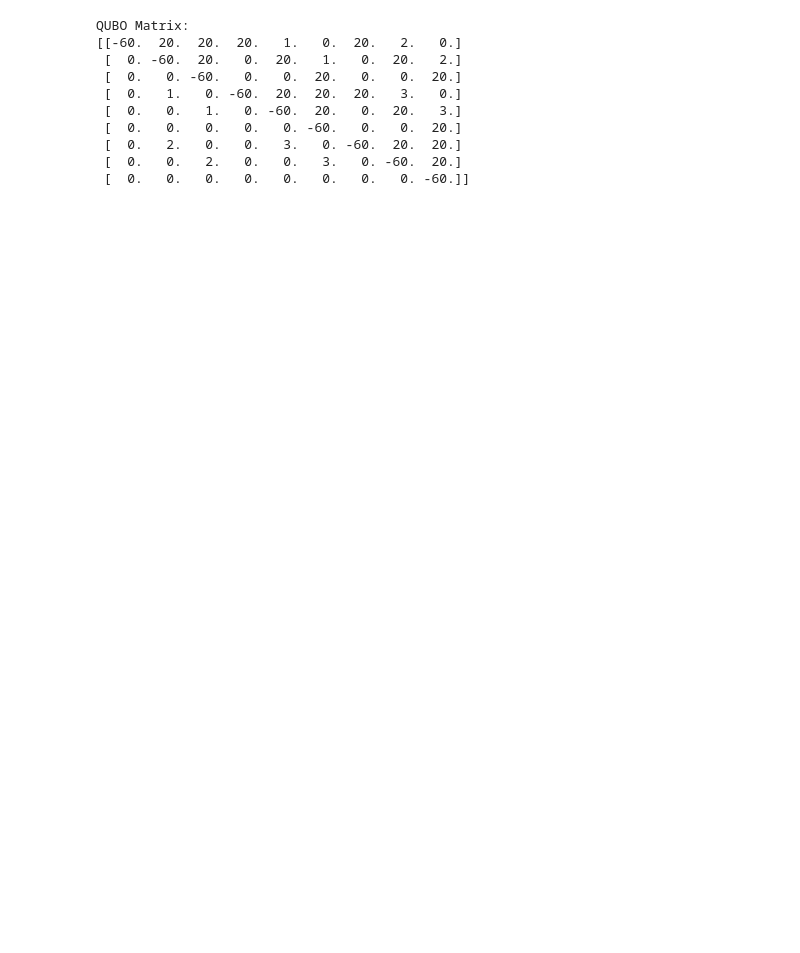
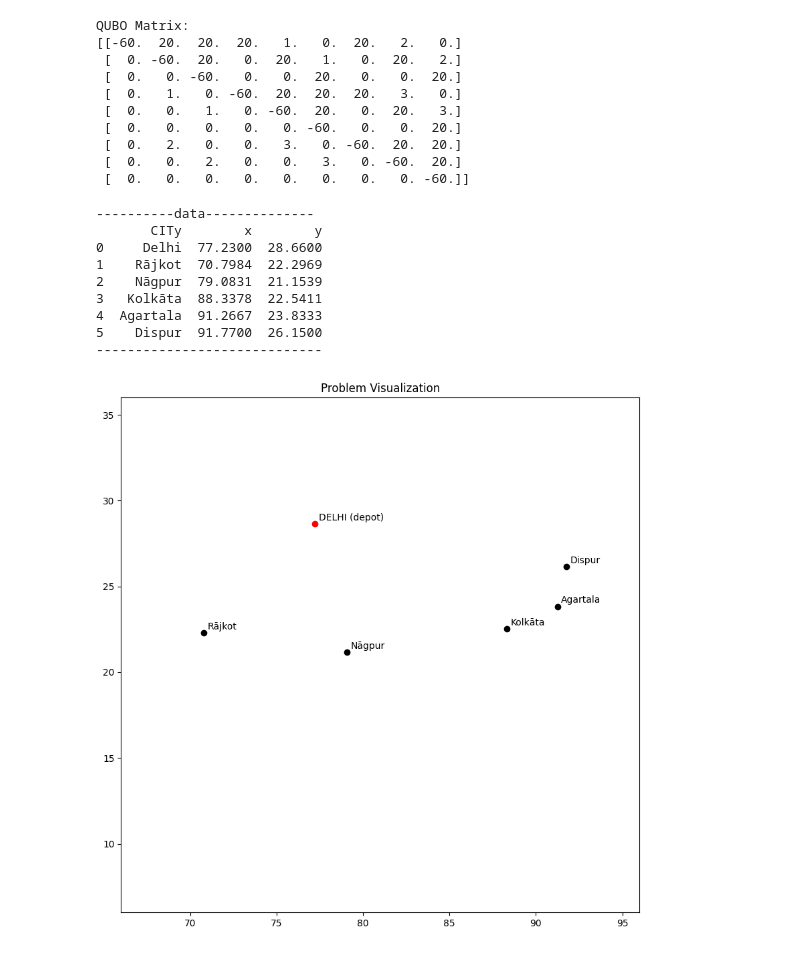
Before and after one commit to my612/Quantamania, a Jupyter notebook: main.ipynb, the cells around one changed output. Saved outputs shown, nothing was run; the diff lists cells and outputs as text; code cells hidden in the pictures; blank space fills up the shorter version.

```diff
--- a/main.ipynb
+++ b/main.ipynb
@@ -66,0 +76,56 @@ QUBO Matrix:
+# %%
+
+#This function takes locations as input and plot a scatter plot
+def plot_fig(loc,heading="plot"):
+
+    plt.figure(figsize=(10,10))
+    for i,row in loc.iterrows():
+        if i==0:
+            plt.scatter(row["x"],row["y"],c='r')
+            plt.text(row["x"]+0.2, row["y"]+0.2, 'DELHI (depot) ')
+        else:
+            plt.scatter(row["x"], row["y"], c='black')
+            plt.text(row["x"] + 0.2, row["y"] + 0.2,full_data.loc[i]['CITy'] )
+        plt.ylim(6,36)
+        plt.xlim(66,96)
+        plt.title(heading)
+# this function takes route plan as input and return the ordered routes and subtours, if present
+def get_plan(r0):
+    r=copy.copy(r0)
+    route = []
+    while len(r) != 0:
+        plan = [r[0]]
+        del (r[0])
+        l = 0
+        while len(plan) > l:
+            l = len(plan)
+            for i, j in enumerate(r):
+                if plan[-1][1] == j[0]:
+                    plan.append(j)
+                    del (r[i])
+        route.append(plan)
+    return(route)
+# set no of cities
+no_of_locs=6
+data=pd.read_csv("tsp_city_data.csv")
+full_data=data.iloc[0:no_of_locs,:]
+d=full_data[['x','y']]
+dis_mat=pd.DataFrame(distance_matrix(d.values,d.values),\
+                       index=d.index,columns=d.index)
+print("----------data--------------")
+print(full_data)
+print("-----------------------------")
+plot_fig(d,heading="Problem Visualization")
+
+plt.show()
+# %% [output]
+----------data--------------
+       CITy        x        y
+0     Delhi  77.2300  28.6600
+1    Rājkot  70.7984  22.2969
+2    Nāgpur  79.0831  21.1539
+3   Kolkāta  88.3378  22.5411
+4  Agartala  91.2667  23.8333
+5    Dispur  91.7700  26.1500
+-----------------------------
+[figure, added]
```
Also changed, not shown: parts of 2 cells of this notebook.
